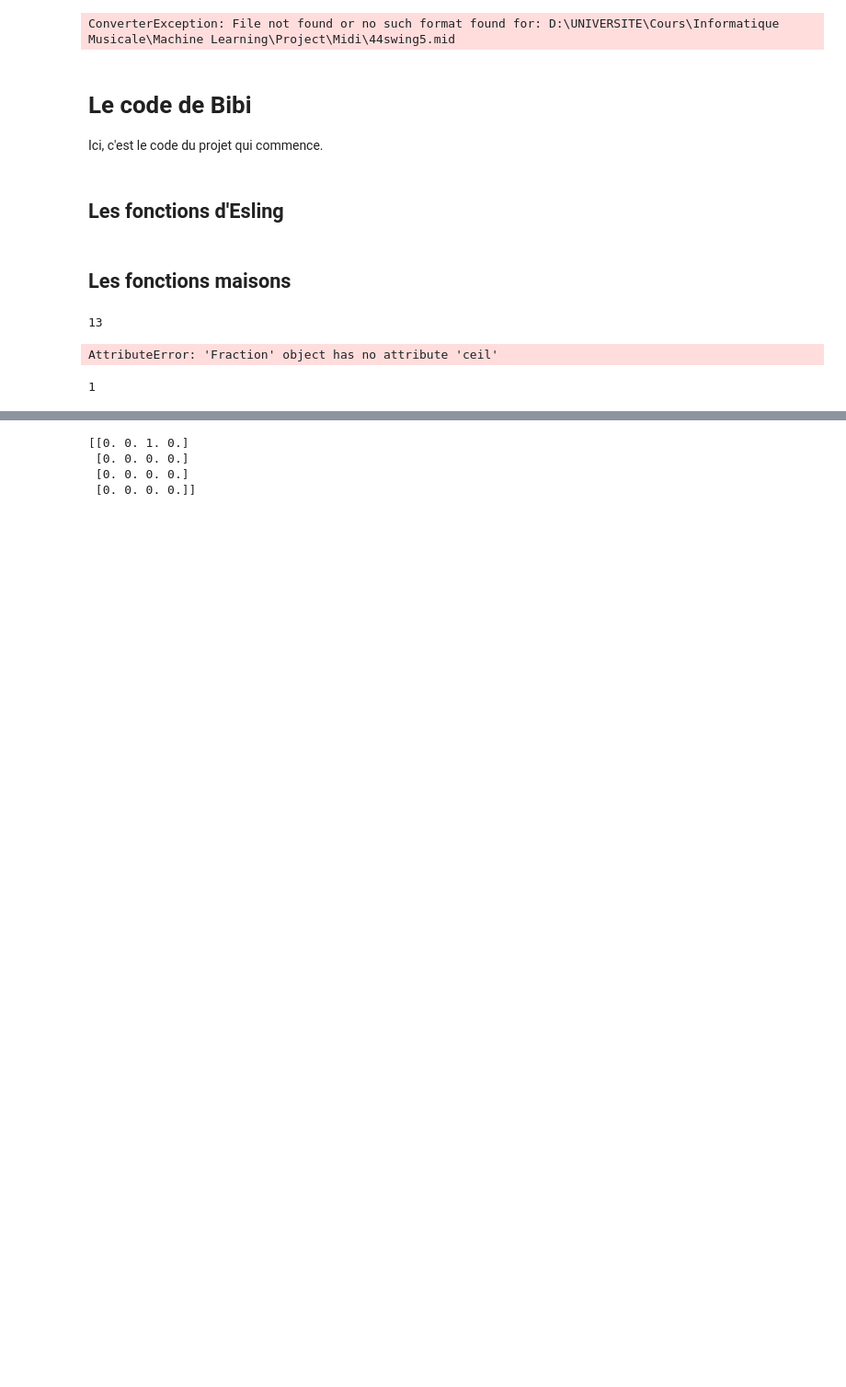
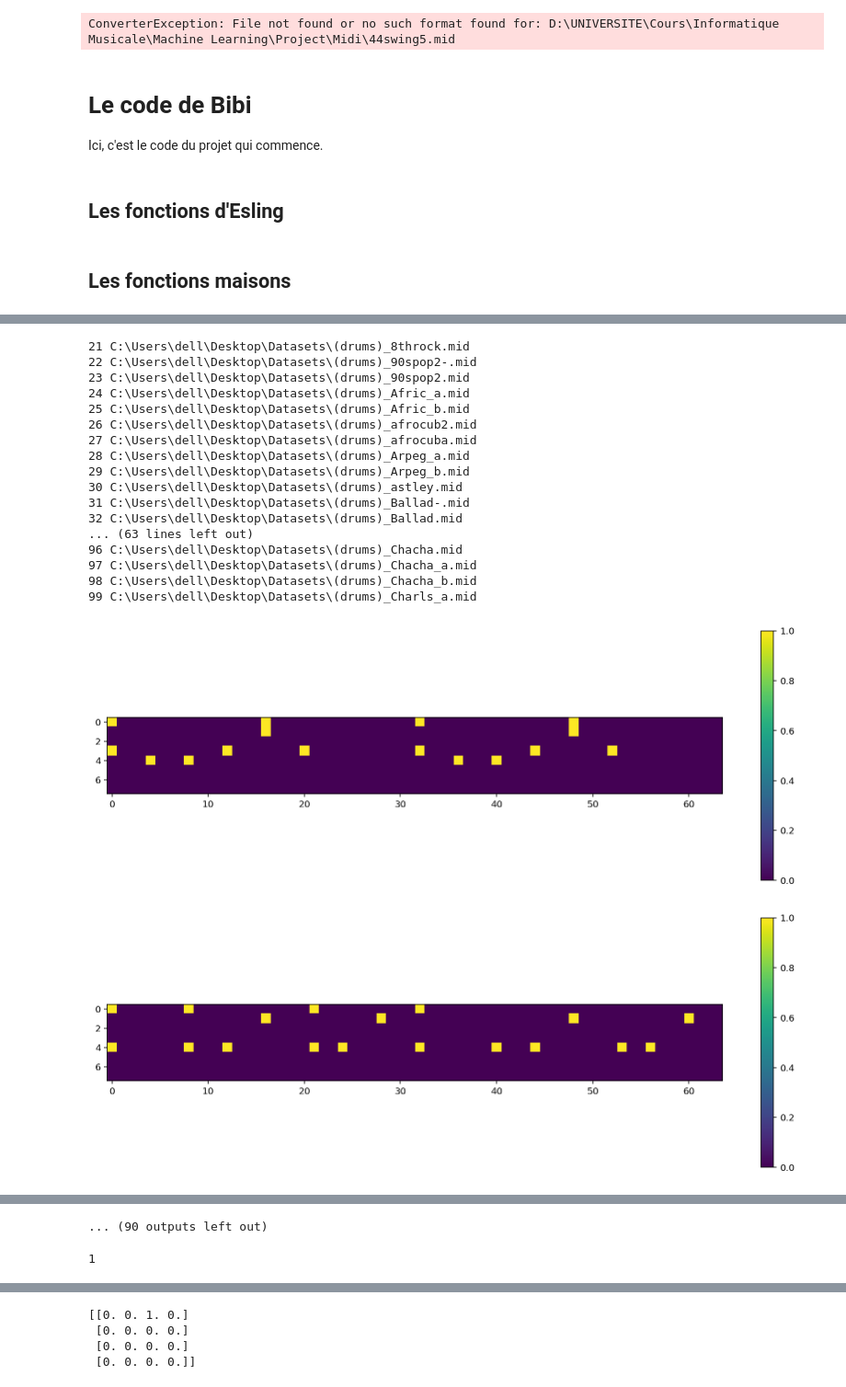
Before and after one commit to theodupre/ATIAM-Sequenceur, a Jupyter notebook: Parser_Midi.ipynb, the cells around one changed output, grey strips where cells are left out. Shown at 92% size. Saved outputs shown, nothing was run; the diff lists cells and outputs as text; code cells hidden in the pictures; blank space fills up the shorter version.

Commit message:
V1 Matrix_Activation

```diff
--- a/Parser_Midi.ipynb
+++ b/Parser_Midi.ipynb
@@ -260,25 +233,3 @@ def importMIDI(f):
     activation_matrix = get_pianoroll(piece)
 
     return piece,activation_matrix
-# %%
-# MAIN
-
-root = r'C:\Users\dell\Desktop\Datasets'
-track_path = os.path.join(root,'a138fnk.mid')
-#track_path = os.path.join(root,'(drums)_House#2.mid')
-piece,activation_matrix = importMIDI(track_path)
-piece.plot()
-
-plt.figure(2, figsize=[15,5])
-plt.imshow(np.asarray(activation_matrix))
-plt.colorbar()
-
-
-#print(piece.parts[0].metronomeMarkBoundaries())
-# %% [output]
-13
-AttributeError: 'Fraction' object has no attribute 'ceil'
-# %%
-np.int(np.ceil(1.))
-# %% [output]
-1
@@ -286,0 +236,27 @@ truc = np.zeros((4,4))
+# %%
+# MAIN
+
+#track_path = os.path.join(root,'a138fnk.mid')
+#track_path = os.path.join(root,'(drums)_House#2.mid')
+#piece.plot()
+
+
+#plt.figure(2, figsize=[15,5])
+#plt.imshow(np.asarray(activation_matrix))
+#plt.colorbar()
+
+#np.save('dataset/test',activation_matrix)
+
+root = r'C:\Users\dell\Desktop\Datasets'
+list_dir = os.listdir(root)
+
+for data_file in list_dir:
+    if os.path.splitext(data_file)[1] == '.mid' or os.path.splitext(data_file)[1] == '.MID' : #Verification files in the floder are midi files
+            #track_path = os.path.join(root,data_file)
+            piece,activation_matrix = importMIDI(track_path)
+            #save_path = os.path.join('dataset',data_file)
+            #np.save(save_path,activation_matrix)
+            plt.figure(i, figsize=[15,5])
+            plt.imshow(np.asarray(activation_matrix))
+            plt.colorbar()
+# %% [output]
@@ -286,0 +280,19 @@ truc = np.zeros((4,4))
+21 C:\Users\dell\Desktop\Datasets\(drums)_8throck.mid
+22 C:\Users\dell\Desktop\Datasets\(drums)_90spop2-.mid
+23 C:\Users\dell\Desktop\Datasets\(drums)_90spop2.mid
+24 C:\Users\dell\Desktop\Datasets\(drums)_Afric_a.mid
+25 C:\Users\dell\Desktop\Datasets\(drums)_Afric_b.mid
+26 C:\Users\dell\Desktop\Datasets\(drums)_afrocub2.mid
+27 C:\Users\dell\Desktop\Datasets\(drums)_afrocuba.mid
+28 C:\Users\dell\Desktop\Datasets\(drums)_Arpeg_a.mid
+29 C:\Users\dell\Desktop\Datasets\(drums)_Arpeg_b.mid
+30 C:\Users\dell\Desktop\Datasets\(drums)_astley.mid
+31 C:\Users\dell\Desktop\Datasets\(drums)_Ballad-.mid
+32 C:\Users\dell\Desktop\Datasets\(drums)_Ballad.mid
+... (63 lines left out)
+96 C:\Users\dell\Desktop\Datasets\(drums)_Chacha.mid
+97 C:\Users\dell\Desktop\Datasets\(drums)_Chacha_a.mid
+98 C:\Users\dell\Desktop\Datasets\(drums)_Chacha_b.mid
+99 C:\Users\dell\Desktop\Datasets\(drums)_Charls_a.mid
+[figure, added]
+[figure, added]
@@ -286,0 +307,5 @@ truc = np.zeros((4,4))
+... (90 outputs left out)
+# %%
+load()
+# %% [output]
+1
```
Also changed, not shown: parts of 5 cells of this notebook.
